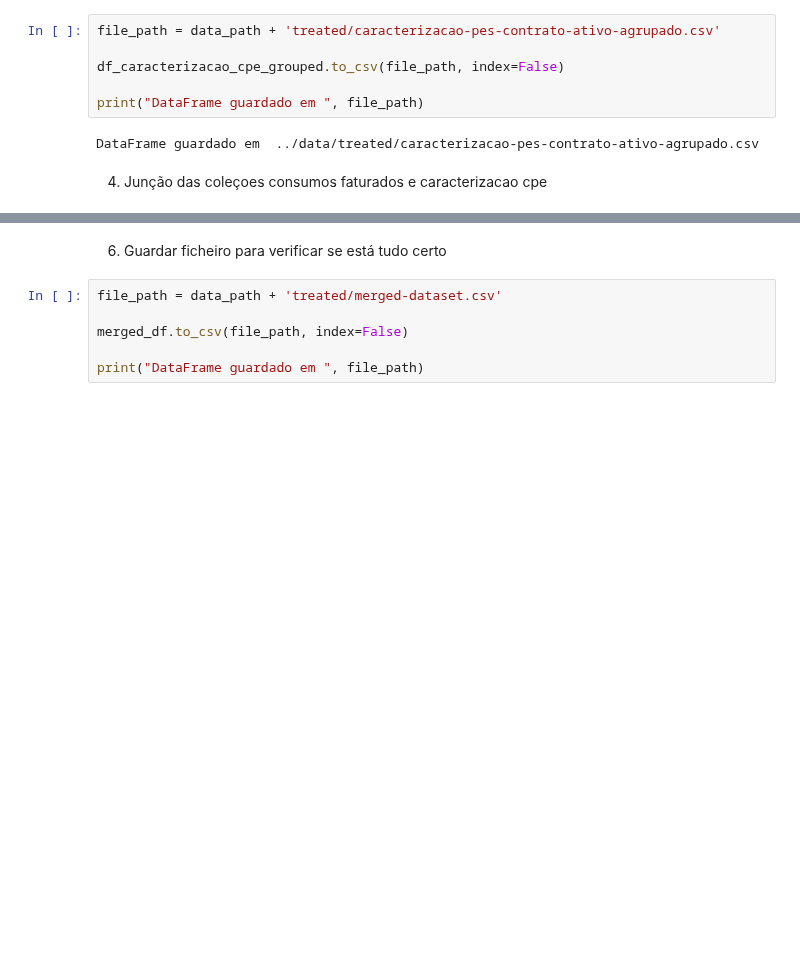
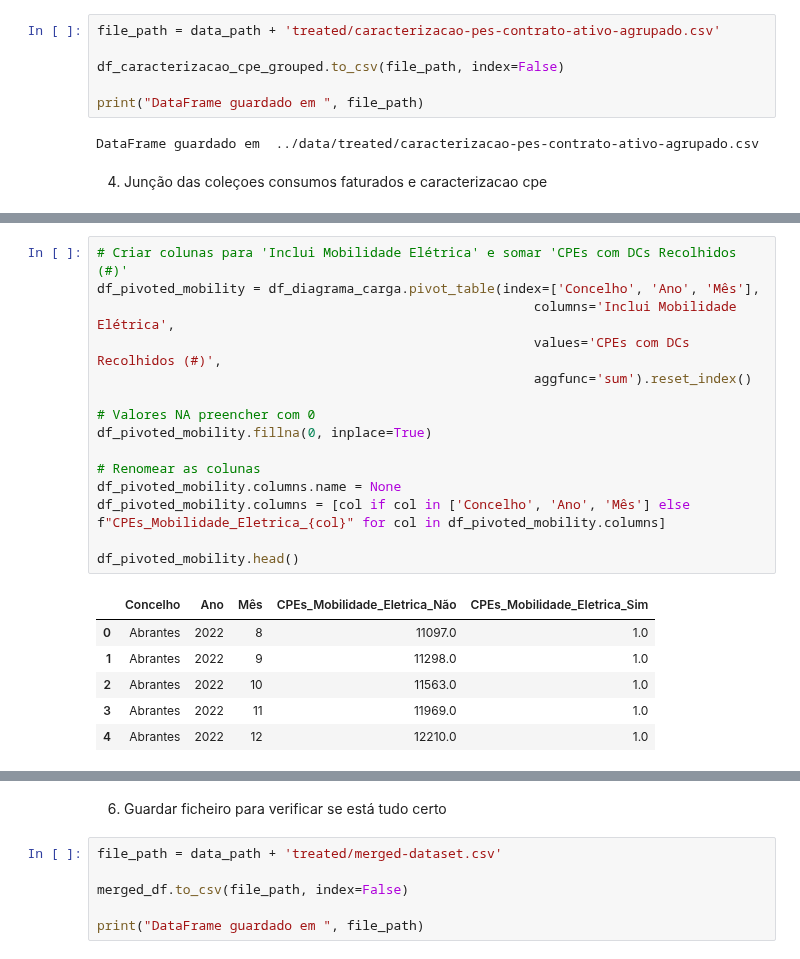
Before and after one commit to kreativermario/Projeto-DECD, a Jupyter notebook: notebooks/tratamento_juncao.ipynb, the cells around one changed output, grey strips where cells are left out. Cells and saved outputs as stored; diff of their text form; blank space fills up the shorter version.

```diff
--- a/notebooks/tratamento_juncao.ipynb
+++ b/notebooks/tratamento_juncao.ipynb
@@ -131,0 +138,22 @@ memory usage: 1.7+ MB
+# %%
+# Criar colunas para 'Inclui Mobilidade Elétrica' e somar 'CPEs com DCs Recolhidos (#)'
+df_pivoted_mobility = df_diagrama_carga.pivot_table(index=['Concelho', 'Ano', 'Mês'],
+                                                        columns='Inclui Mobilidade Elétrica',
+                                                        values='CPEs com DCs Recolhidos (#)',
+                                                        aggfunc='sum').reset_index()
+
+# Valores NA preencher com 0
+df_pivoted_mobility.fillna(0, inplace=True)
+
+# Renomear as colunas
+df_pivoted_mobility.columns.name = None
+df_pivoted_mobility.columns = [col if col in ['Concelho', 'Ano', 'Mês'] else f"CPEs_Mobilidade_Eletrica_{col}" for col in df_pivoted_mobility.columns]
+
+df_pivoted_mobility.head()
+# %% [output]
+|  | Concelho | Ano | Mês | CPEs_Mobilidade_Eletrica_Não | CPEs_Mobilidade_Eletrica_Sim |
+| 0 | Abrantes | 2022 | 8 | 11097.0 | 1.0 |
+| 1 | Abrantes | 2022 | 9 | 11298.0 | 1.0 |
+| 2 | Abrantes | 2022 | 10 | 11563.0 | 1.0 |
+| 3 | Abrantes | 2022 | 11 | 11969.0 | 1.0 |
+| 4 | Abrantes | 2022 | 12 | 12210.0 | 1.0 |
```
Also changed, not shown: parts of 7 cells of this notebook, 2 other files.
